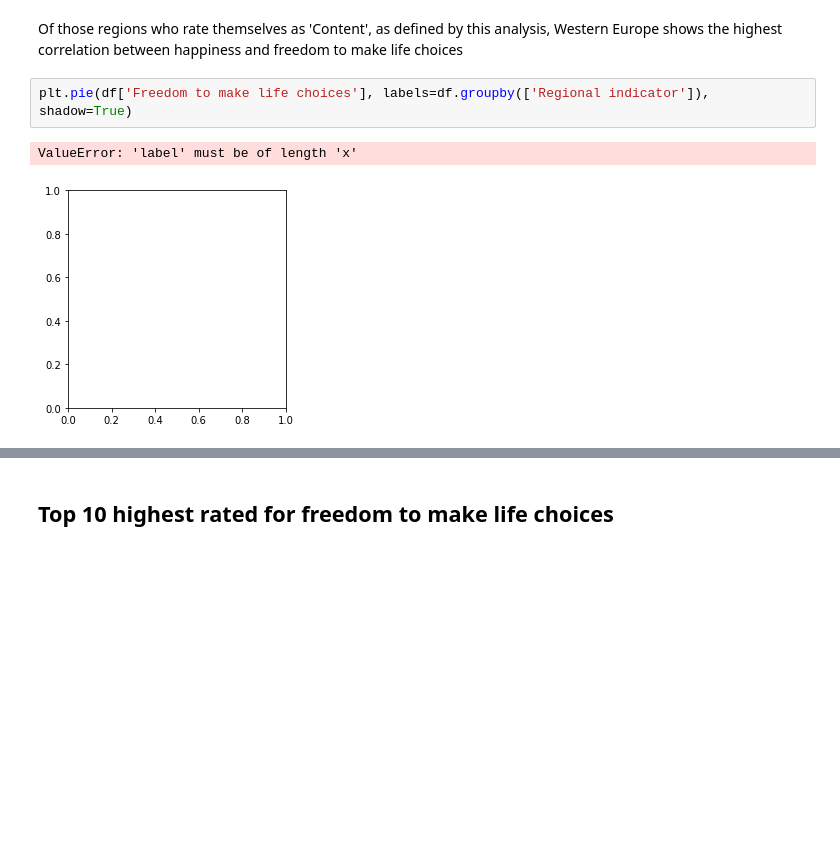
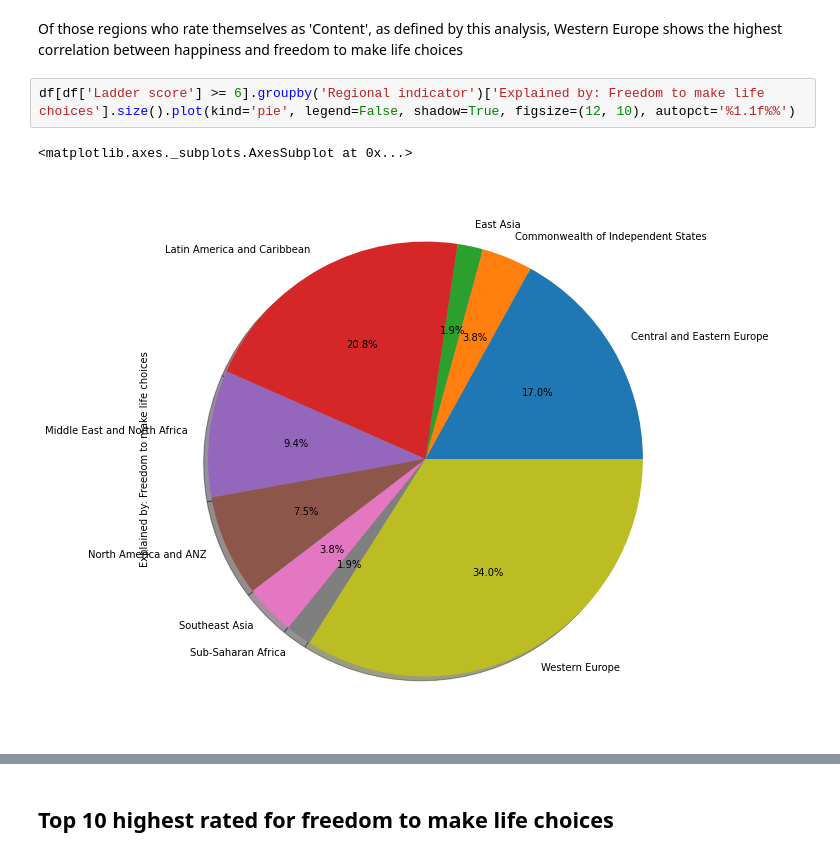
Before and after one commit to MackRoe/WHR2020_DataAnalysis, a Jupyter notebook: World-Happiness-2020.ipynb, the cells around one changed output, grey strips where cells are left out. Drawn from its saved outputs; the diff is of its cells as text; blank space fills up the shorter version.

```diff
--- a/World-Happiness-2020.ipynb
+++ b/World-Happiness-2020.ipynb
@@ -315,7 +310,7 @@ Name: Freedom to make life choices, dtype: object
 # %% [markdown]
 Of those regions who rate themselves as 'Content', as defined by this analysis, Western Europe shows the highest correlation between happiness and freedom to make life choices
-# %%
-plt.pie(df['Freedom to make life choices'], labels=df.groupby(['Regional indicator']), shadow=True)
-# %% [output]
-ValueError: 'label' must be of length 'x'
-[figure, removed]
+# %%
+df[df['Ladder score'] >= 6].groupby('Regional indicator')['Explained by: Freedom to make life choices'].size().plot(kind='pie', legend=False, shadow=True, figsize=(12, 10), autopct='%1.1f%%')
+# %% [output]
+<matplotlib.axes._subplots.AxesSubplot at 0x...>
+[figure, added]
```
Also changed, not shown: parts of 4 cells of this notebook.
